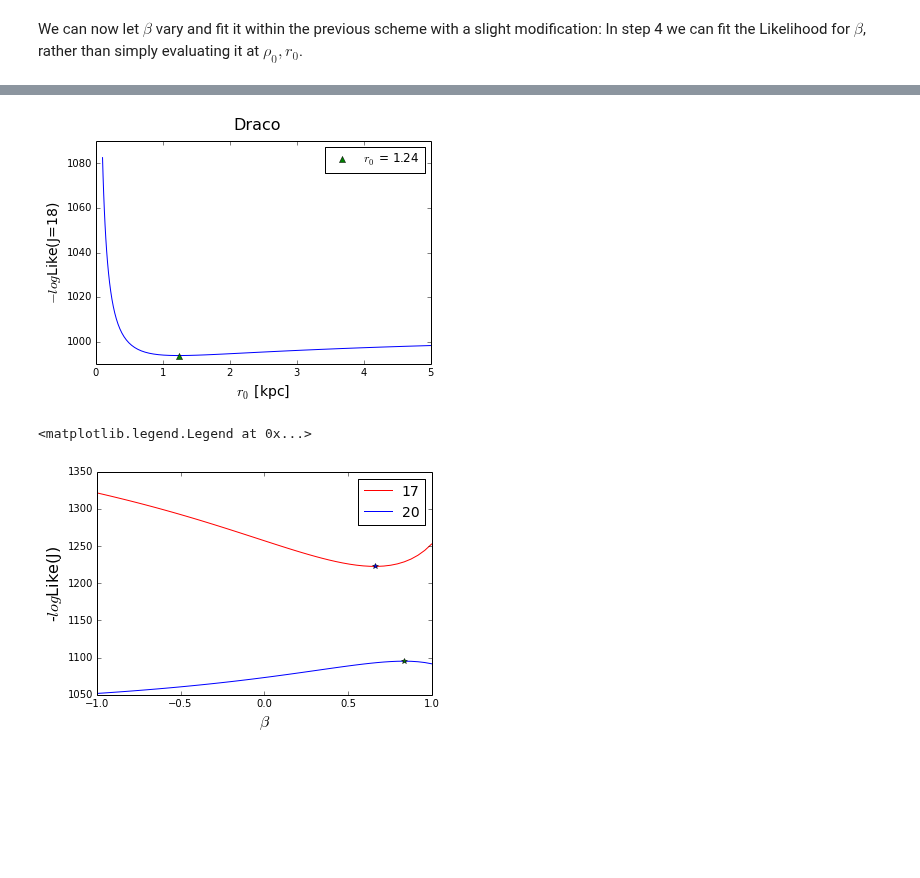
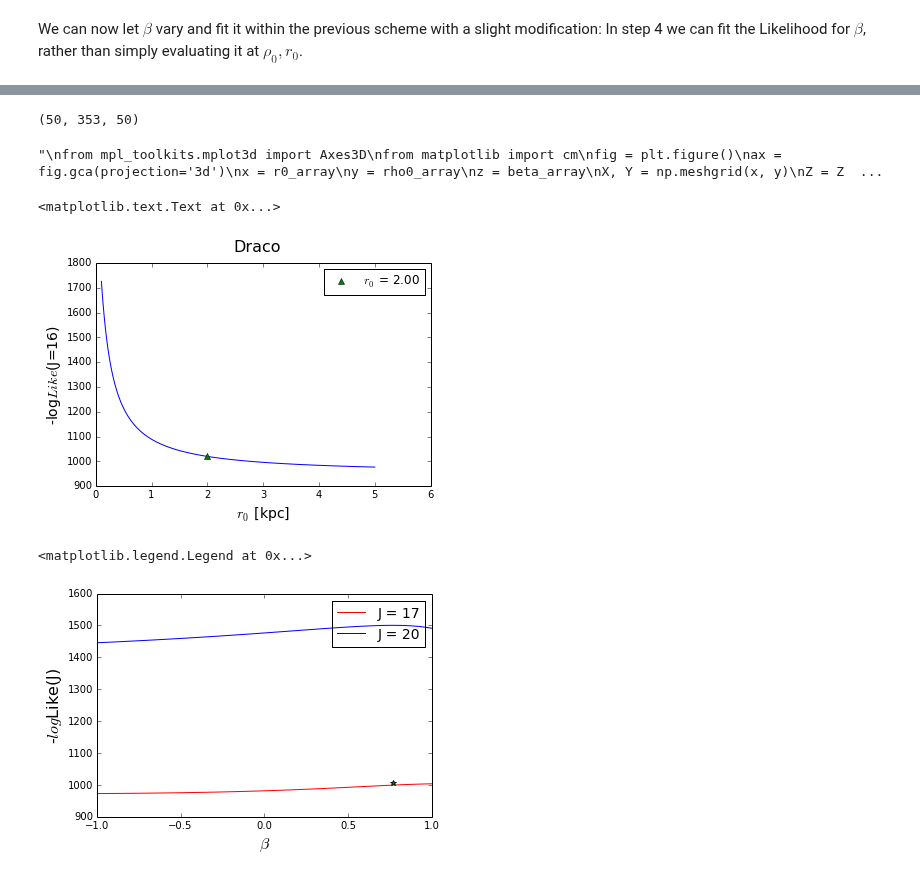
Before and after one commit to achiappo/FRESKA, a Jupyter notebook: spherical_jeans_analysis.ipynb, the cells around one changed output, grey strips where cells are left out. Saved outputs shown, nothing was run; the diff lists cells and outputs as text; code cells hidden in the pictures; blank space fills up the shorter version.

```diff
--- a/spherical_jeans_analysis.ipynb
+++ b/spherical_jeans_analysis.ipynb
@@ -551,8 +581,8 @@ rt=np.inf
 for J in (15,17):
     LikeJ_values = np.zeros_like(r0_array)
     for j,r0 in enumerate(r0_array):
-        min_rho0j = sciopt.minimize_scalar(deltaJ,args=(J,j),tol=1e-10)
-        LikeJ_values[j] = logLike(10.**min_rho0j.x*r0**3.,j)
+        log10rho0j = sciopt.minimize_scalar(deltaJ,args=(J,j),tol=1e-10)
+        LikeJ_values[j] = logLike(10.**log10rho0j.x*r0**3.,j)
     spline_LikeJ = spline(r0_array,LikeJ_values)
     min_LikeJ = sciopt.minimize_scalar(spline_LikeJ,bracket=(.01,2.),tol=1e-10)
     plt.plot(r0_array,LikeJ_values,label='J=%i'%J)
@@ -690,3 +689,8 @@ yaml.dump(results,open('output/%s/results_%s.yaml'%(dwarf,dwarf),'w'),
 # Fitting $\beta$
 # %% [markdown]
 We can now let $\beta$ vary and fit it within the previous scheme with a slight modification: In step 4 we can fit the Likelihood for $\beta$, rather than simply evaluating it at $\rho_0,r_0$.
+# %%
+for beta in np.linspace(-2,2,10):
+    int1_y=np.linspace(1.e-5, 10, 100)
+    plt.loglog(int1_y,integrand1(int1_y,alpha,beta),'-',label=r'$\beta$ = %.2f'%beta)
+plt.legend(bbox_to_anchor=(1.5, 1.))
@@ -703,60 +726,90 @@ KeyboardInterrupt:
 # %%
 sigma_los_beta = np.load('output/%s/sigma_beta_%s.npy'%(dwarf,dwarf))
-def LikeBeta(rho0,r0,beta):
-    M0 = 10**rho0*r0_array[r0]**3
+def LikeBeta(log10rho0,r0,beta):
+    M0 = 10.**log10rho0*r0_array[r0]**3
     I = cst*M0*sigma_los_beta[beta,:,r0]
     S = dv**2+I
     res = (np.log(S) + (v-u)**2/S).sum()
     return res/2.
+# %%
+print sigma_los_beta.shape
+# %% [output]
+(50, 353, 50)
+# %%
+'''
+from mpl_toolkits.mplot3d import Axes3D
+from matplotlib import cm
+fig = plt.figure()
+ax = fig.gca(projection='3d')
+x = r0_array
+y = rho0_array
+z = beta_array
+X, Y = np.meshgrid(x, y)
+Z = Z = np.outer(z.T, z)
+colors = np.array([[[LikeBeta(yi,j,k) for yi in y] for j in range(50)] for k in range(50)])
+color_dimension = colors
+#minn, maxx = color_dimension.min(), color_dimension.max()
+#norm = matplotlib.colors.Normalize(minn, maxx)
+#m = plt.cm.ScalarMappable(norm=norm, cmap='jet')
+m.set_array([])
+fcolors = m.to_rgba(color_dimension)
+ax.plot_surface(X,Y,Z,cmap=cm.jet, linewidth=0.2)
+ax.set_xlabel(r'$r_0$ [kpc]')
+ax.set_ylabel(r'$\rho_0$ [M$_\odot$ kpc$^{-3}$]')
+ax.set_zlabel(r'$\beta$')
+'''
+# %% [output]
+"\nfrom mpl_toolkits.mplot3d import Axes3D\nfrom matplotlib import cm\nfig = plt.figure()\nax = fig.gca(projection='3d')\nx = r0_array\ny = rho0_array\nz = beta_array\nX, Y = np.meshgrid(x, y)\nZ = Z  ...
 # %%
 beta_array = np.linspace(-1,1,50)
+r0_array = np.logspace(np.log10(0.1),np.log10(5.),50)
 LikeBetak = np.zeros_like(beta_array)
+Jtest = 16
 LikeJk = np.zeros_like(beta_array)
 for k,r0 in enumerate(r0_array):
-    min_rho0k = sciopt.minimize_scalar(deltaJ,args=(18,k),tol=1e-8)
+    log10rho0k = sciopt.minimize_scalar(deltaJ,args=(Jtest,k),tol=1.e-10).x
     for b,beta in enumerate(beta_array):
-        LikeBetak[b] = LikeBeta(min_rho0k.x,k,b)
+        LikeBetak[b] = LikeBeta(log10rho0k,k,b)
     spline_LikeBeta = spline(beta_array,LikeBetak,s=0)
-    min_betak = sciopt.minimize_scalar(spline_LikeBeta,tol=1e-8)
+    min_betak = sciopt.minimize_scalar(spline_LikeBeta,tol=1.e-10)
     LikeJk[k] = min_betak.fun
-
 spline_Like = spline(r0_array,LikeJk,s=0)
-min_LikeBeta = sciopt.minimize_scalar(spline_Like,bracket=(.01,2),tol=1e-8)
+min_LikeBeta = sciopt.minimize_scalar(spline_Like,method='Bounded',bounds=(0.1,2),tol=1.e-10)
 plt.plot(r0_array,LikeJk,'-')
 plt.plot(min_LikeBeta.x,spline_Like(min_LikeBeta.x),'^',label=r'$r_0$ = %.2f'%min_LikeBeta.x)
-plt.xlim(0,5)
+#plt.xlim(0,5)
+plt.ylabel(r'-log$Like$(J=%i)'%Jtest,fontsize=14)
 plt.xlabel(r'$r_0$ [kpc]',fontsize=14)
-plt.ylabel(r'$-log$Like(J=%i)'%Jtest,fontsize=14)
 plt.legend(numpoints=1,loc='upper right',fontsize=12)
 plt.suptitle('%s'%names[dwarf],fontsize=16)
-plt.savefig('output/%s/LikeJ%i_beta_%s.png'%(dwarf,Jtest,dwarf),dpi=300,format='png')
+#plt.savefig('output/%s/LikeJ%i_beta_%s.png'%(dwarf,Jtest,dwarf),dpi=300,format='png')
 # %% [output]
+<matplotlib.text.Text at 0x...>
-[figure, old version]
+[figure, new version]
 # %%
 color =['r','b']
 for c,J in enumerate((17,20)):
     for j,r0 in enumerate(r0_array):
-        min_rho0 = sciopt.minimize_scalar(deltaJ,args=(J,j),tol=1e-8)
+        min_rho0 = sciopt.minimize_scalar(deltaJ,args=(J,j),tol=1.e-10)
         for b,beta in enumerate(beta_array):
             LikeBetak[b] = LikeBeta(min_rho0.x,j,b)
         spline_LikeBeta = spline(beta_array,LikeBetak,s=0)
         min_betak = sciopt.minimize_scalar(spline_LikeBeta,method='Bounded',
-                                           bounds=(-.99,.99),tol=1e-8)
+                                           bounds=(-.99,.99),tol=1.e-10)
         neg_spline_beta = lambda J : -spline_LikeBeta(J)
-        if min_betak.x<-.9:
-            minib = sciopt.minimize_scalar(neg_spline_beta,tol=1e-8).x
+        if beta_array[0]<min_betak.x<beta_array[-1]:
+            LikeJj[j] = spline_LikeBeta(min_betak.x)
+        else:
+            minib = sciopt.minimize_scalar(neg_spline_beta,tol=1.e-10).x
             LikeJj[j] = spline_LikeBeta(minib)
-        else:
-            minib = min_betak.x
-            LikeJj[j] = spline_LikeBeta(min_betak.x)
-    plt.plot(beta_array,spline_LikeBeta(beta_array),'%s-'%color[c],label='%s'%J)
+    plt.plot(beta_array,spline_LikeBeta(beta_array),'%s-'%color[c],label='J = %i'%J)
     plt.plot(minib,LikeJj[-1],'*')
 plt.ylabel(r'-$log$Like(J)',fontsize=16)
 plt.xlabel(r'$\beta$',fontsize=16)
 plt.legend(numpoints=1,loc='upper right',fontsize=14)
 # %% [output]
 <matplotlib.legend.Legend at 0x...>
-[figure, old version]
+[figure, new version]
 # %%
 LikeJc = np.empty([0])
 J_new = np.empty([0])
```
Also changed, not shown: parts of 29 cells of this notebook.
